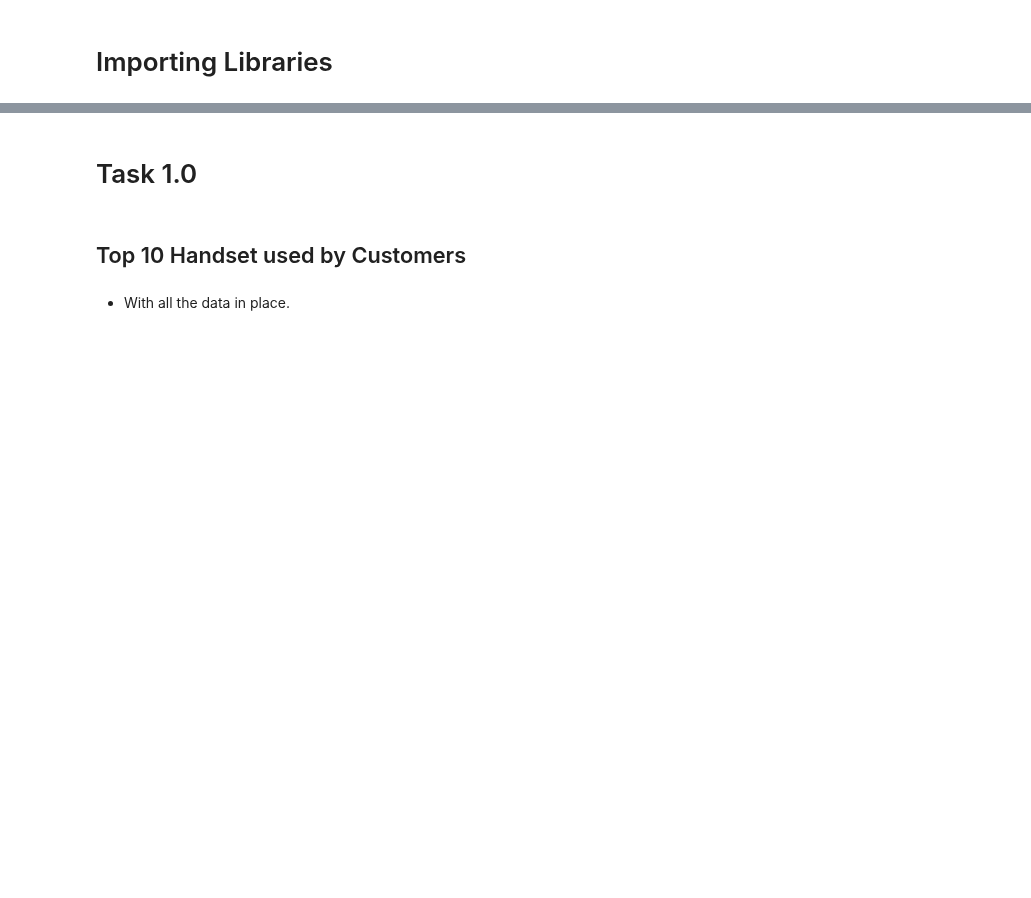
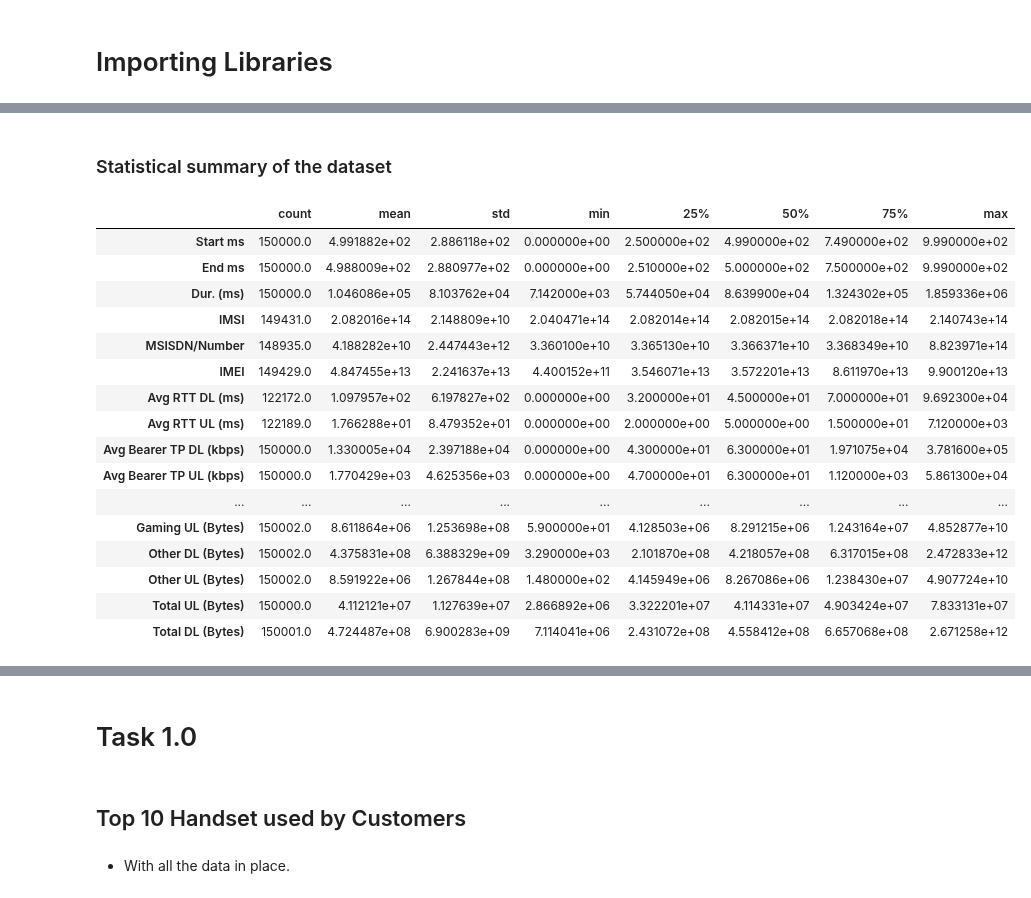
Before and after one commit to comsavvy/Data-analysis-for-business, a Jupyter notebook: Data analysis1.ipynb, the cells around one changed output, grey strips where cells are left out. Cells and saved outputs as stored; diff of their text form; code cells hidden in the pictures; blank space fills up the shorter version.

```diff
--- a/Data analysis1.ipynb
+++ b/Data analysis1.ipynb
@@ -22,0 +78,22 @@ data.head()
+# %% [markdown]
+### Statistical summary of the dataset
+# %%
+data.describe().T
+# %% [output]
+|  | count | mean | std | min | 25% | 50% | 75% | max |
+| Start ms | 150000.0 | 4.991882e+02 | 2.886118e+02 | 0.000000e+00 | 2.500000e+02 | 4.990000e+02 | 7.490000e+02 | 9.990000e+02 |
+| End ms | 150000.0 | 4.988009e+02 | 2.880977e+02 | 0.000000e+00 | 2.510000e+02 | 5.000000e+02 | 7.500000e+02 | 9.990000e+02 |
+| Dur. (ms) | 150000.0 | 1.046086e+05 | 8.103762e+04 | 7.142000e+03 | 5.744050e+04 | 8.639900e+04 | 1.324302e+05 | 1.859336e+06 |
+| IMSI | 149431.0 | 2.082016e+14 | 2.148809e+10 | 2.040471e+14 | 2.082014e+14 | 2.082015e+14 | 2.082018e+14 | 2.140743e+14 |
+| MSISDN/Number | 148935.0 | 4.188282e+10 | 2.447443e+12 | 3.360100e+10 | 3.365130e+10 | 3.366371e+10 | 3.368349e+10 | 8.823971e+14 |
+| IMEI | 149429.0 | 4.847455e+13 | 2.241637e+13 | 4.400152e+11 | 3.546071e+13 | 3.572201e+13 | 8.611970e+13 | 9.900120e+13 |
+| Avg RTT DL (ms) | 122172.0 | 1.097957e+02 | 6.197827e+02 | 0.000000e+00 | 3.200000e+01 | 4.500000e+01 | 7.000000e+01 | 9.692300e+04 |
+| Avg RTT UL (ms) | 122189.0 | 1.766288e+01 | 8.479352e+01 | 0.000000e+00 | 2.000000e+00 | 5.000000e+00 | 1.500000e+01 | 7.120000e+03 |
+| Avg Bearer TP DL (kbps) | 150000.0 | 1.330005e+04 | 2.397188e+04 | 0.000000e+00 | 4.300000e+01 | 6.300000e+01 | 1.971075e+04 | 3.781600e+05 |
+| Avg Bearer TP UL (kbps) | 150000.0 | 1.770429e+03 | 4.625356e+03 | 0.000000e+00 | 4.700000e+01 | 6.300000e+01 | 1.120000e+03 | 5.861300e+04 |
+| ... | ... | ... | ... | ... | ... | ... | ... | ... |
+| Gaming UL (Bytes) | 150002.0 | 8.611864e+06 | 1.253698e+08 | 5.900000e+01 | 4.128503e+06 | 8.291215e+06 | 1.243164e+07 | 4.852877e+10 |
+| Other DL (Bytes) | 150002.0 | 4.375831e+08 | 6.388329e+09 | 3.290000e+03 | 2.101870e+08 | 4.218057e+08 | 6.317015e+08 | 2.472833e+12 |
+| Other UL (Bytes) | 150002.0 | 8.591922e+06 | 1.267844e+08 | 1.480000e+02 | 4.145949e+06 | 8.267086e+06 | 1.238430e+07 | 4.907724e+10 |
+| Total UL (Bytes) | 150000.0 | 4.112121e+07 | 1.127639e+07 | 2.866892e+06 | 3.322201e+07 | 4.114331e+07 | 4.903424e+07 | 7.833131e+07 |
+| Total DL (Bytes) | 150001.0 | 4.724487e+08 | 6.900283e+09 | 7.114041e+06 | 2.431072e+08 | 4.558412e+08 | 6.657068e+08 | 2.671258e+12 |
```
Also changed, not shown: parts of 16 cells of this notebook.
